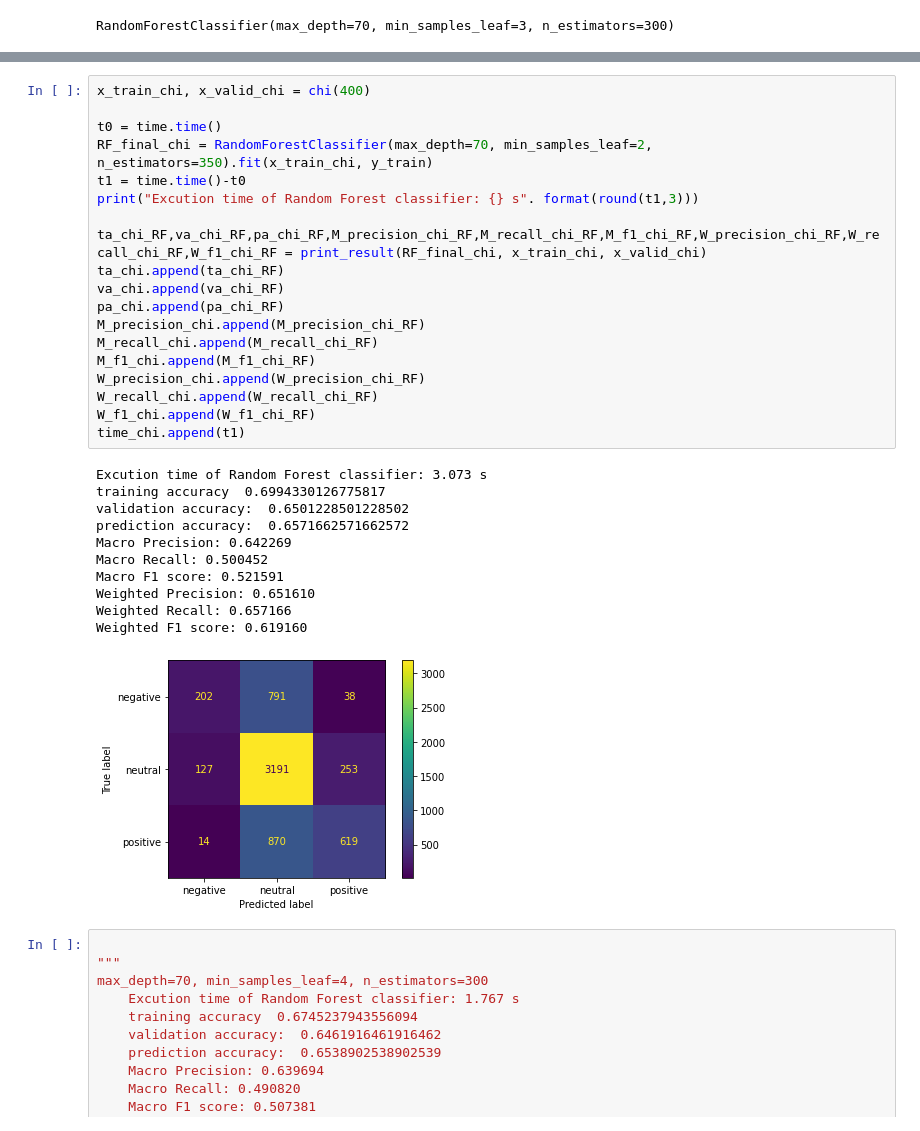
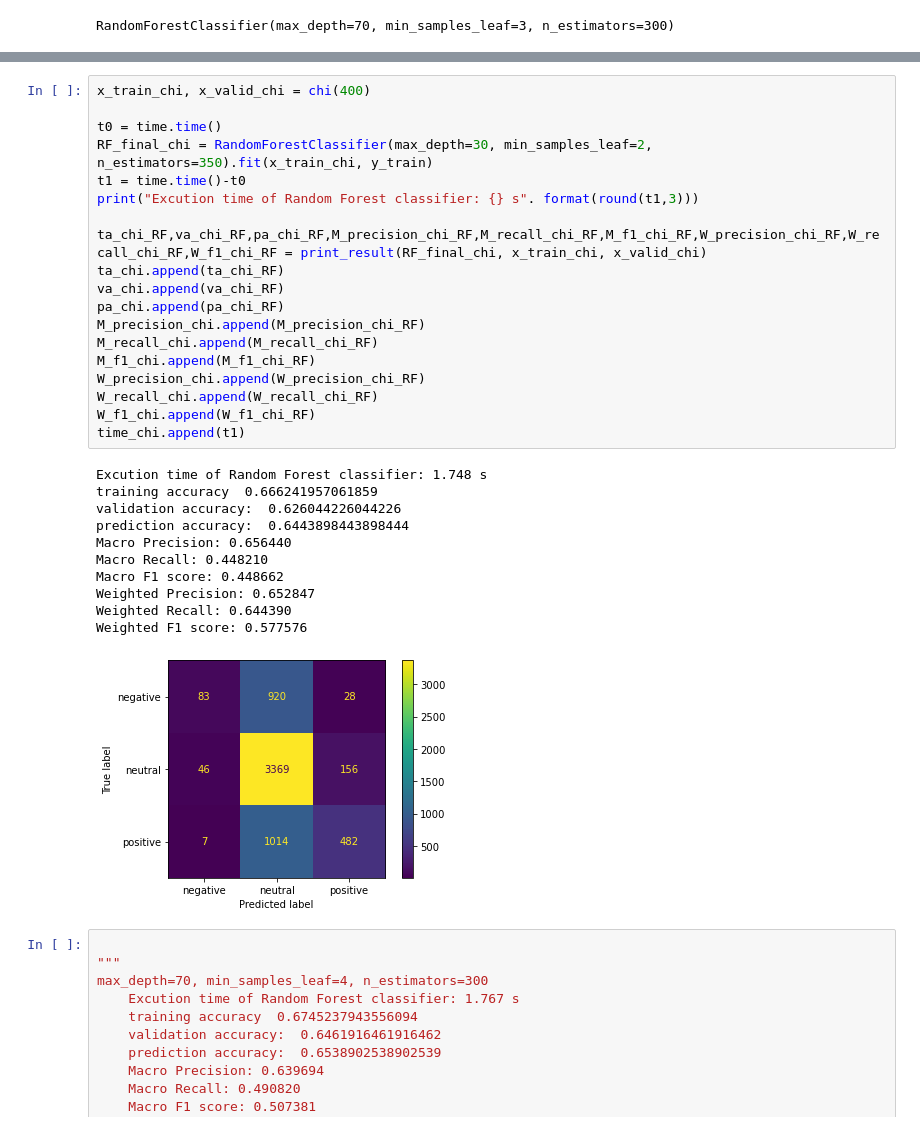
Before and after one commit to RicardoXXXXXX/Tweet-s-sentiment-prediction, a Jupyter notebook: COMP30027-Assignment2 (new).ipynb, the cells around one changed output, grey strips where cells are left out. Saved outputs shown, nothing was run; the diff lists cells and outputs as text.

```diff
--- a/COMP30027-Assignment2 (new).ipynb
+++ b/COMP30027-Assignment2 (new).ipynb
@@ -916,34 +951,34 @@ RandomForestClassifier(max_depth=70, min_samples_leaf=3, n_estimators=300)
 # %%
 x_train_chi, x_valid_chi = chi(400)
 
 t0 = time.time()
-RF_final_chi = RandomForestClassifier(max_depth=70, min_samples_leaf=2, n_estimators=350).fit(x_train_chi, y_train)
+RF_final_chi = RandomForestClassifier(max_depth=30, min_samples_leaf=2, n_estimators=350).fit(x_train_chi, y_train)
 t1 = time.time()-t0
 print("Excution time of Random Forest classifier: {} s". format(round(t1,3)))
 
 ta_chi_RF,va_chi_RF,pa_chi_RF,M_precision_chi_RF,M_recall_chi_RF,M_f1_chi_RF,W_precision_chi_RF,W_recall_chi_RF,W_f1_chi_RF = print_result(RF_final_chi, x_train_chi, x_valid_chi)
 ta_chi.append(ta_chi_RF)
 va_chi.append(va_chi_RF)
 pa_chi.append(pa_chi_RF)
 M_precision_chi.append(M_precision_chi_RF)
 M_recall_chi.append(M_recall_chi_RF)
 M_f1_chi.append(M_f1_chi_RF)
 W_precision_chi.append(W_precision_chi_RF)
 W_recall_chi.append(W_recall_chi_RF)
 W_f1_chi.append(W_f1_chi_RF)
 time_chi.append(t1)
 # %% [output]
-Excution time of Random Forest classifier: 3.073 s
-training accuracy  0.6994330126775817
-validation accuracy:  0.6501228501228502
-prediction accuracy:  0.6571662571662572
-Macro Precision: 0.642269
-Macro Recall: 0.500452
-Macro F1 score: 0.521591
-Weighted Precision: 0.651610
-Weighted Recall: 0.657166
-Weighted F1 score: 0.619160
+Excution time of Random Forest classifier: 1.748 s
+training accuracy  0.666241957061859
+validation accuracy:  0.626044226044226
+prediction accuracy:  0.6443898443898444
+Macro Precision: 0.656440
+Macro Recall: 0.448210
+Macro F1 score: 0.448662
+Weighted Precision: 0.652847
+Weighted Recall: 0.644390
+Weighted F1 score: 0.577576
-[figure, old version]
+[figure, new version]
 # %%
 
 """
```
Also changed, not shown: parts of 6 cells of this notebook.
